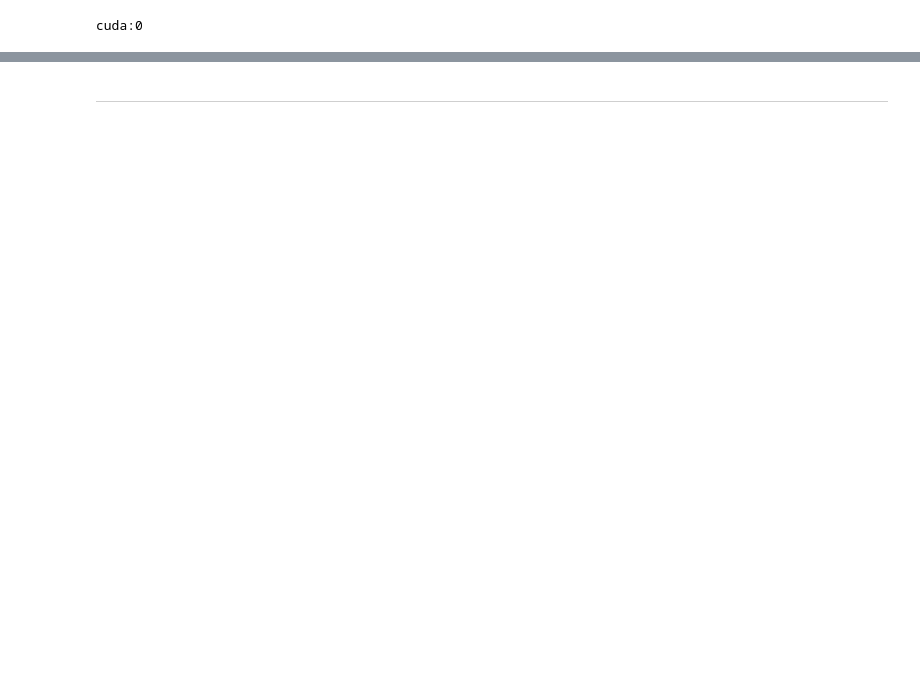
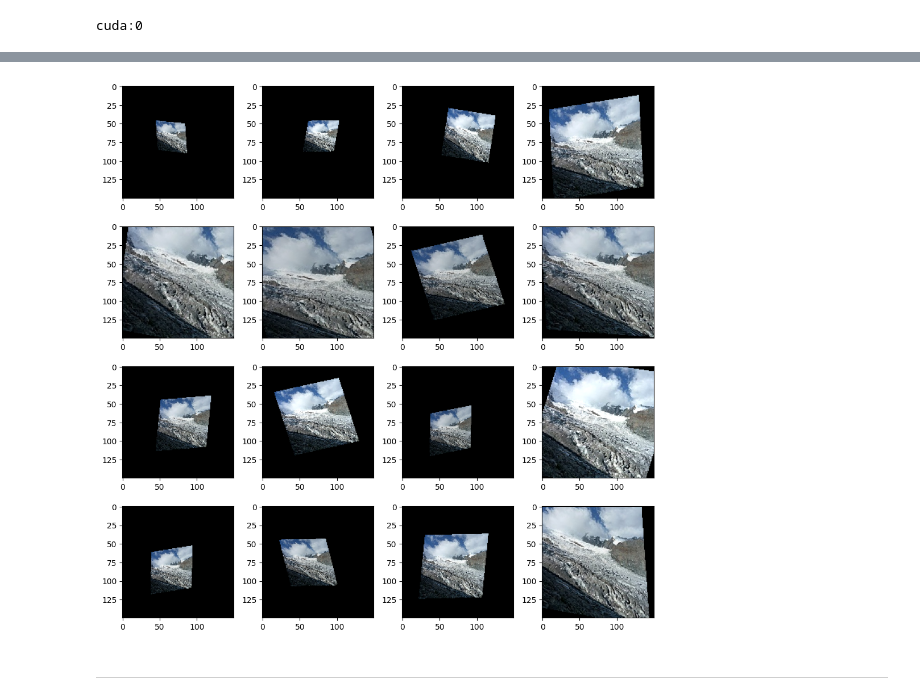
Before and after one commit to MarianoChic09/MSc-AI-taller-de-deep-learning, a Jupyter notebook: MSc_AI_ORT_Taller_IA_Tarea1.ipynb, the cells around one changed output, grey strips where cells are left out. Saved outputs shown, nothing was run; the diff lists cells and outputs as text; code cells hidden in the pictures; blank space fills up the shorter version.

```diff
--- a/MSc_AI_ORT_Taller_IA_Tarea1.ipynb
+++ b/MSc_AI_ORT_Taller_IA_Tarea1.ipynb
@@ -302,3 +441,31 @@ Validation epoch 15 | Loss 0.724633 | Accuracy 82.12% | Time 4.48 seconds
+# %%
+from PIL import Image
+image_path = "/content/scene_classification/train_set/buildings/10006.jpg"
+image_path_1 = "/content/scene_classification/train_set/glacier/10003.jpg"
+image_path_2 = "/content/scene_classification/train_set/buildings/10006.jpg"
+
+img = Image.open(image_path_1).convert("RGB")
+img = img.resize((150, 150))
+
+# Define the transformations
+transform = transforms.Compose([
+    # transforms.ToTensor(),
+    transforms.RandomAffine(degrees=15, translate=(0.1, 0.1), scale=(0.25, 1.25), shear=15),  # Equivalent to rotation, width_shift, height_shift, zoom, and shear
+    transforms.ColorJitter(brightness=0.2, contrast=0.2, saturation=0.2, hue=0.1),  # Color Jitter
+    # transforms.Normalize(mean=[0.485, 0.456, 0.406], std=[0.229, 0.224, 0.225]),
+])
+
+# Apply the transformations and plot the images
+plt.figure(figsize=(10, 10))
+for i in range(1, 17):
+    plt.subplot(4, 4, i)
+    transformed_img = transform(img)
+    plt.imshow(transformed_img)
+
+plt.tight_layout()
+plt.show()
+# %% [output]
+[figure, added]
 # %% [markdown]
 --------
 # %%
```
Also changed, not shown: parts of 22 cells of this notebook.
